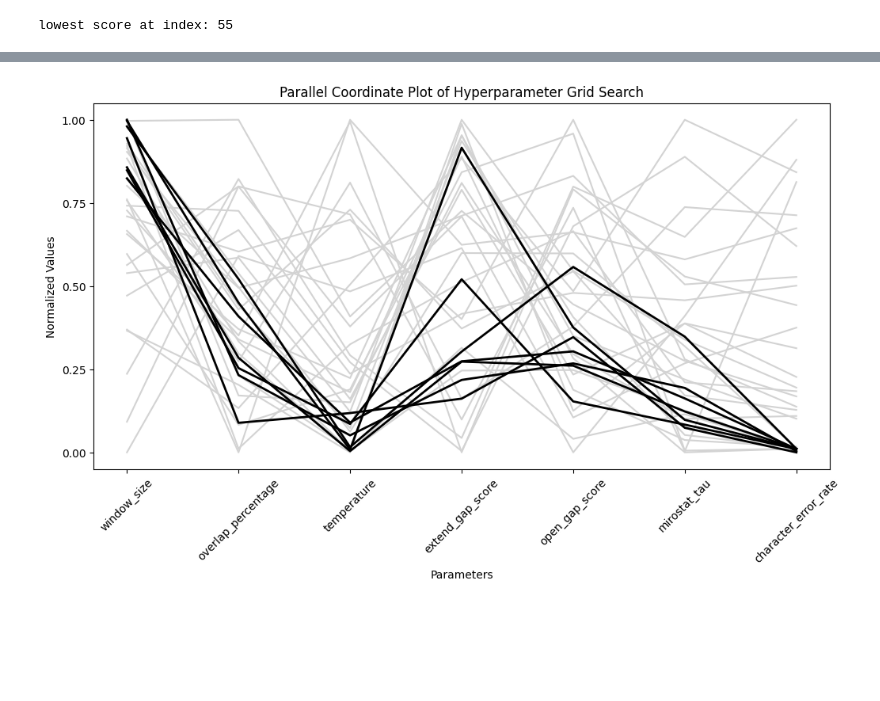
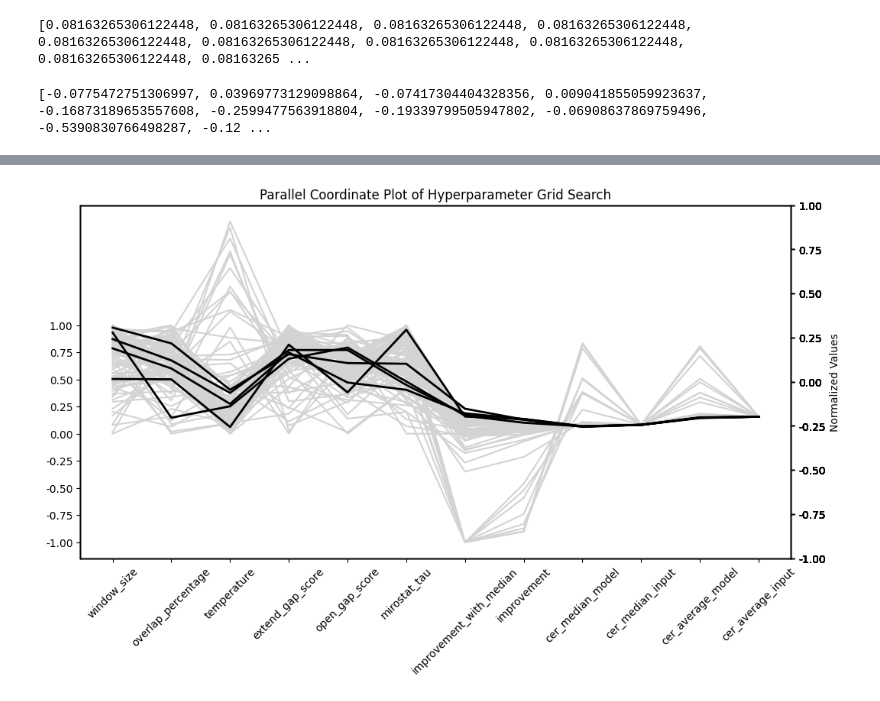
Before and after one commit to TurkuNLP/ocr-postcorrection-lm, a Jupyter notebook: alignment-and-gridsearch/evaluation_visualization.ipynb, the cells around one changed output, grey strips where cells are left out. Cells and saved outputs as stored; diff of their text form; code cells hidden in the pictures; blank space fills up the shorter version.

Commit message:
introducing quantization + dissecting post-processing steps + fixing parameters + other gridsearch changes

```diff
--- a/alignment-and-gridsearch/evaluation_visualization.ipynb
+++ b/alignment-and-gridsearch/evaluation_visualization.ipynb
@@ -38,5 +69,15 @@ print(coverage_raw[:100])'''
+# %%
+print(cers_input_median)
+# %% [output]
+[0.08163265306122448, 0.08163265306122448, 0.08163265306122448, 0.08163265306122448, 0.08163265306122448, 0.08163265306122448, 0.08163265306122448, 0.08163265306122448, 0.08163265306122448, 0.08163265 ...
+# %%
+#print(cers_model_median)
+#print(cers_model)
+
+print([improvement_median[i]-improvement[i] for i in range(len(cers_model))])
+# %% [output]
+[-0.0775472751306997, 0.03969773129098864, -0.07417304404328356, 0.009041855059923637, -0.16873189653557608, -0.2599477563918804, -0.19339799505947802, -0.06908637869759496, -0.5390830766498287, -0.12 ...
 # %%
-cer = []
 window_size = []
 mirostat_tau=[]
 extend_gap_score=[]
@@ -49,29 +90,14 @@ lowest_score_index = 0
 
 for index, elt in enumerate(results):
     try:
-        #time.append(elt["time taken"])
-        #tokens.append(elt["total tokens generated"])
-
-        cer.append(elt["scores"]["cer"])
-
-        if elt["scores"]["cer"] < lowest_score:
-            lowest_score = elt["scores"]["cer"]
-            lowest_score_index = index
-
         overlap_percentage.append(elt["parameters"]["overlap_percentage"])
         extend_gap_score.append(elt["parameters"]["extend_gap_score"])
         open_gap_score.append(elt["parameters"]["open_gap_score"])
         mirostat_tau.append(elt["parameters"]["mirostat_tau"])
         temperature.append(elt["parameters"]["temperature"])
         window_size.append(elt["parameters"]["window_size"])
-
-        #y.append(elt["total tokens generated"]/elt["time taken"])
     except:
         None
-
-print("lowest score at index:", index)
-# %% [output]
-lowest score at index: 55
 # %%
 import pandas as pd
 import matplotlib.pyplot as plt
@@ -85,8 +111,13 @@ data = {
     'extend_gap_score': extend_gap_score,
     'open_gap_score': open_gap_score,
     'mirostat_tau': mirostat_tau,
-    'character_error_rate': cer,
-
+    #'character_error_rate': cers_model,
+    'improvement_with_median': improvement_median,
+    'improvement': improvement,
+    'cer_median_model': cers_model_median,
+    'cer_median_input': cers_input_median,
+    'cer_average_model': cers_model,
+    'cer_average_input': cers_input
 }
 
 '''print(len(window_size))
@@ -99,15 +130,15 @@ print(len(coverage_avg))'''
 
 # Convert the data into a pandas DataFrame
 df = pd.DataFrame(data)
-
+#print(df)
 # Normalize the data for plotting purposes
 df_normalized = df.copy()
 maxVal = 1.0
-df_normalized['character_error_rate'].where(df_normalized['character_error_rate'] <= maxVal, maxVal)
+df_normalized['improvement'].where(df_normalized['improvement'] <= maxVal, maxVal)
 
-print(df_normalized['character_error_rate'].max)
+print(df_normalized['improvement'].max)
 for column in df_normalized.columns:
-    if (df_normalized[column].dtype != bool  and column !='coverage'): #and column != 'character_error_rate')
+    if (((df_normalized[column].dtype != bool  and column !='coverage') and 'improvement' not in column) and 'cer' not in column) and column != 'temperature':
         df_normalized[column] = (df_normalized[column] - df_normalized[column].min()) / (df_normalized[column].max() - df_normalized[column].min())
 
 # Define a function to convert boolean to int for plotting
@@ -115,11 +146,11 @@ for column in df_normalized.columns:
 #df_normalized['beam_search'] = df_normalized['beam_search'].astype(int)
 
 # Sort the DataFrame based on character error rate
-df_sorted = df_normalized.sort_values(by='character_error_rate')
+df_sorted = df_normalized.sort_values(by='improvement_with_median', ascending=False)
 
 # Split the DataFrame into two parts
-df_grey = df_sorted[7:]
-df_black = df_sorted[:7]
+df_grey = df_sorted[5:]
+df_black = df_sorted[:5]
 
 # Create a new figure
 fig, ax = plt.subplots(figsize=(12, 6))
@@ -136,12 +167,30 @@ for i in range(len(df_black)):
 for i, column in enumerate(df.columns):
     values = df[column]
     normalized_values = df_normalized[column]
-    tick_positions = np.linspace(0, 1, num=5)
-    tick_labels = np.linspace(0, 1, num=5)
+    tick_positions = np.linspace(-1, 1, num=9)
+    tick_labels = np.linspace(-1, 1, num=9)
+
+    # Set the x-axis ticks and labels
     ax.set_xticks(np.arange(len(df.columns)))
     ax.set_xticklabels(df.columns, rotation=45)
+
+    # Set the y-axis ticks and labels on the left
     ax.set_yticks(tick_positions)
     ax.set_yticklabels([f"{label:.2f}" for label in tick_labels])
+
+    # Create a secondary y-axis on the right, which shares the same y-axis data
+    ax_right = ax.twinx()
+
+    # Set the right y-axis ticks and labels (identical to the left)
+    ax_right.set_yticks(tick_positions)
+    ax_right.set_yticklabels([f"{label:.2f}" for label in tick_labels])
+
+    # Optional: Customize the appearance of both axes
+    ax.tick_params(axis='y', labelsize=10, direction='out')
+    ax_right.tick_params(axis='y', labelsize=10, direction='out')
+
+
+
 
 # Label the plot
 plt.title('Parallel Coordinate Plot of Hyperparameter Grid Search')
@@ -170,4 +214,4 @@ Name: character_error_rate, dtype: float64>
-[figure, old version]
+[figure, new version]
 # %%
 print(df_black)
 # %% [output]
```
Also changed, not shown: parts of 4 cells of this notebook, 3 other files.
